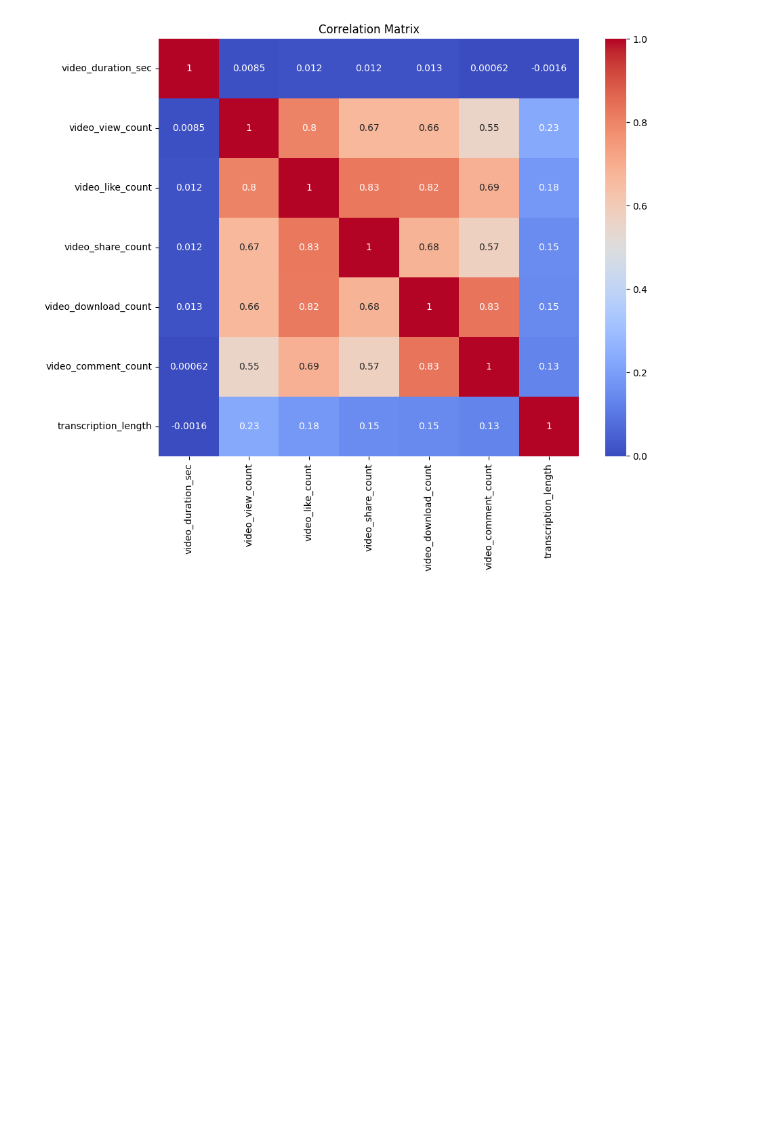
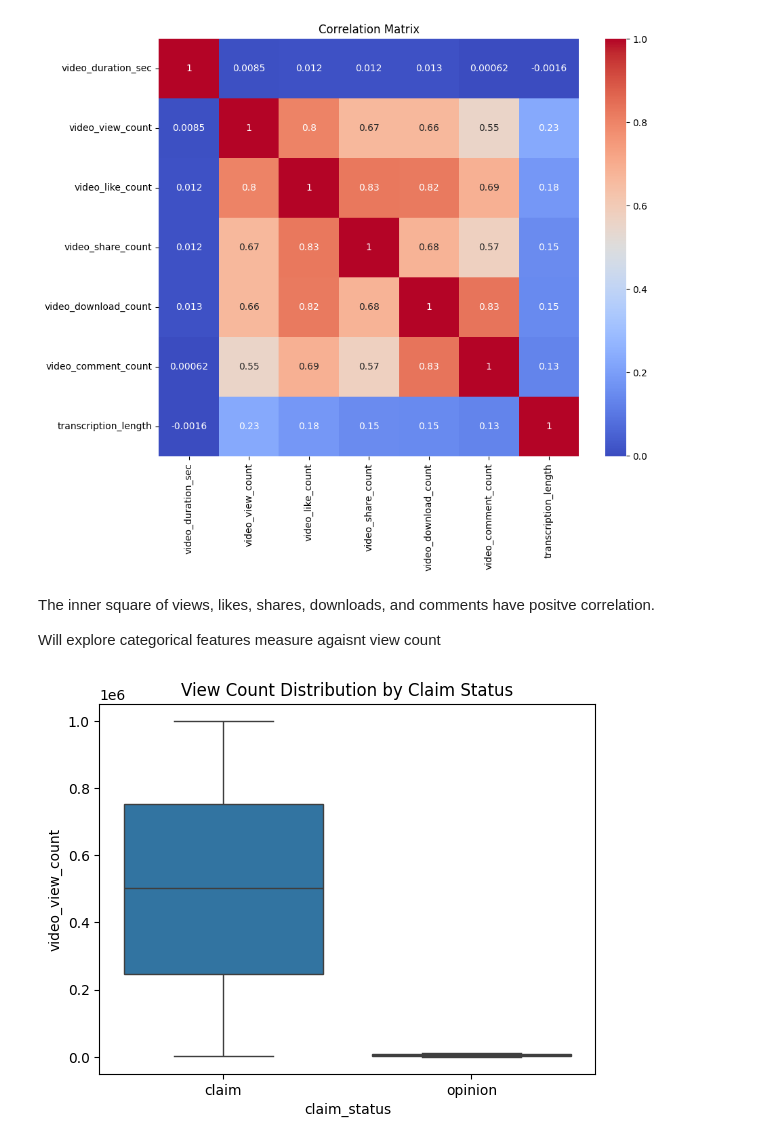
Before and after one commit to Takosaga/fall_24, a Jupyter notebook: big_data/coursework_assignment/0_exploration.ipynb, the cells around one changed output. Cells and saved outputs as stored; diff of their text form; code cells hidden in the pictures; blank space fills up the shorter version.

```diff
--- a/big_data/coursework_assignment/0_exploration.ipynb
+++ b/big_data/coursework_assignment/0_exploration.ipynb
@@ -58,3 +70,13 @@ plt.title('Correlation Matrix')
 plt.show()
 # %% [output]
 [figure]
+# %% [markdown]
+The inner square of views, likes, shares, downloads, and comments have positve correlation.
+
+Will explore categorical features measure agaisnt view count
+# %%
+sns.boxplot(data=structured_data, x='claim_status', y='video_view_count')
+plt.title('View Count Distribution by Claim Status')
+plt.show()
+# %% [output]
+[figure, added]
```
Also changed, not shown: parts of 12 cells of this notebook, 1 other file.
